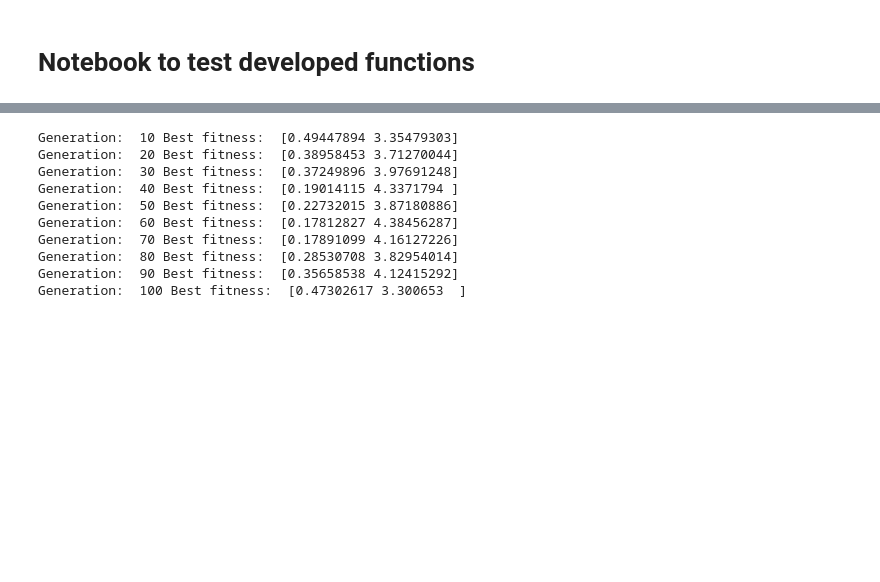
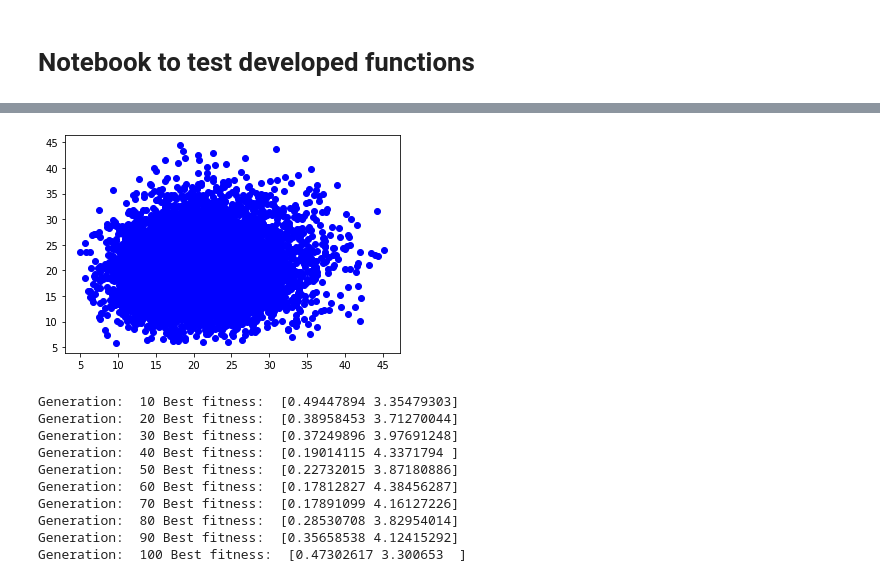
Before and after one commit to MarianodelRio/evolutionaryComputation, a Jupyter notebook: tests.ipynb, the cells around one changed output, grey strips where cells are left out. Drawn from its saved outputs; the diff is of its cells as text; code cells hidden in the pictures; blank space fills up the shorter version.

Commit message:
Implemented CF6 function

```diff
--- a/tests.ipynb
+++ b/tests.ipynb
@@ -14,3 +12,9 @@ f2 1.0
+# %%
+from src.problems import CF6
+cf6 = CF6(dimension=30)
+cf6.plot_function()
+# %% [output]
+[figure, added]
 # %%
 # Create an instance of ev_algorithm.py
 from src.ev_algorithm import EA
```
Also changed, not shown: parts of 1 cell of this notebook, 1 other file.
